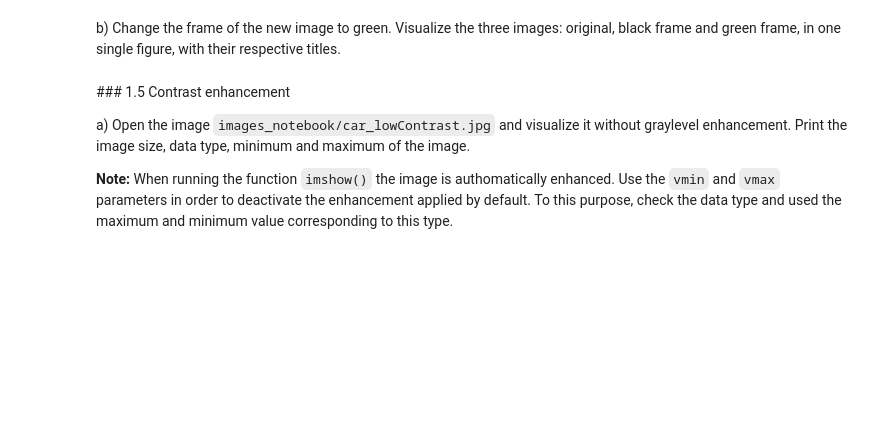
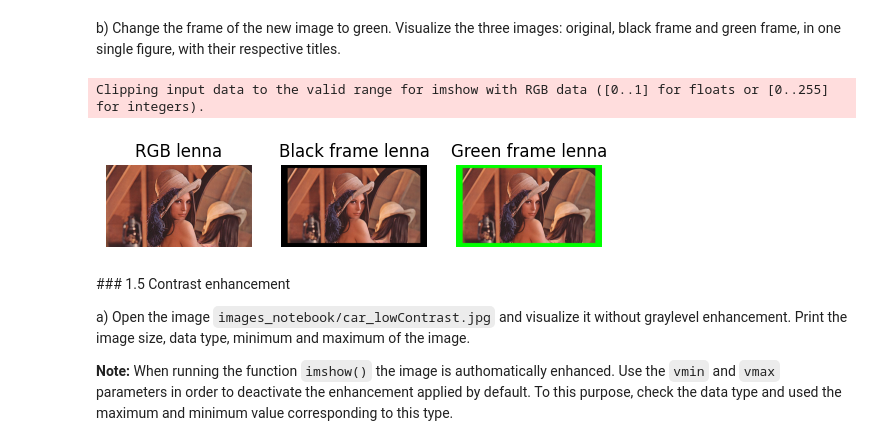
Before and after one commit to Zhipeng139/Computer-Vison_UB_P1, a Jupyter notebook: p1_2022_23.ipynb, the cells around one changed output. Cells and saved outputs as stored; diff of their text form; code cells hidden in the pictures; blank space fills up the shorter version.

```diff
--- a/p1_2022_23.ipynb
+++ b/p1_2022_23.ipynb
@@ -229,3 +312,30 @@ b) Change the frame of the new image to green. Visualize the three images: origi
+# %%
+#Your solution
+rgb_green = rgb_black.copy()
+rgb_green[:,:,:] = [0,255,0]
+rgb_green = put_ndarray_in_center(rgb_green, lenna)
+
+fig, axs = plt.subplots(nrows=1, ncols=3)
+
+ax = axs[0]
+ax.imshow(lenna)
+ax.axis('off')
+ax.set_title('RGB lenna')
+
+ax = axs[1]
+ax.imshow(rgb_black)
+ax.axis('off')
+ax.set_title('Black frame lenna')
+
+ax = axs[2]
+ax.imshow(rgb_green)
+ax.axis('off')
+ax.set_title('Green frame lenna')
+
+plt.show()
+# %% [output]
+Clipping input data to the valid range for imshow with RGB data ([0..1] for floats or [0..255] for integers).
+[figure, added]
 # %% [markdown]
 ### 1.5 Contrast enhancement
 
```
Also changed, not shown: parts of 22 cells of this notebook.
